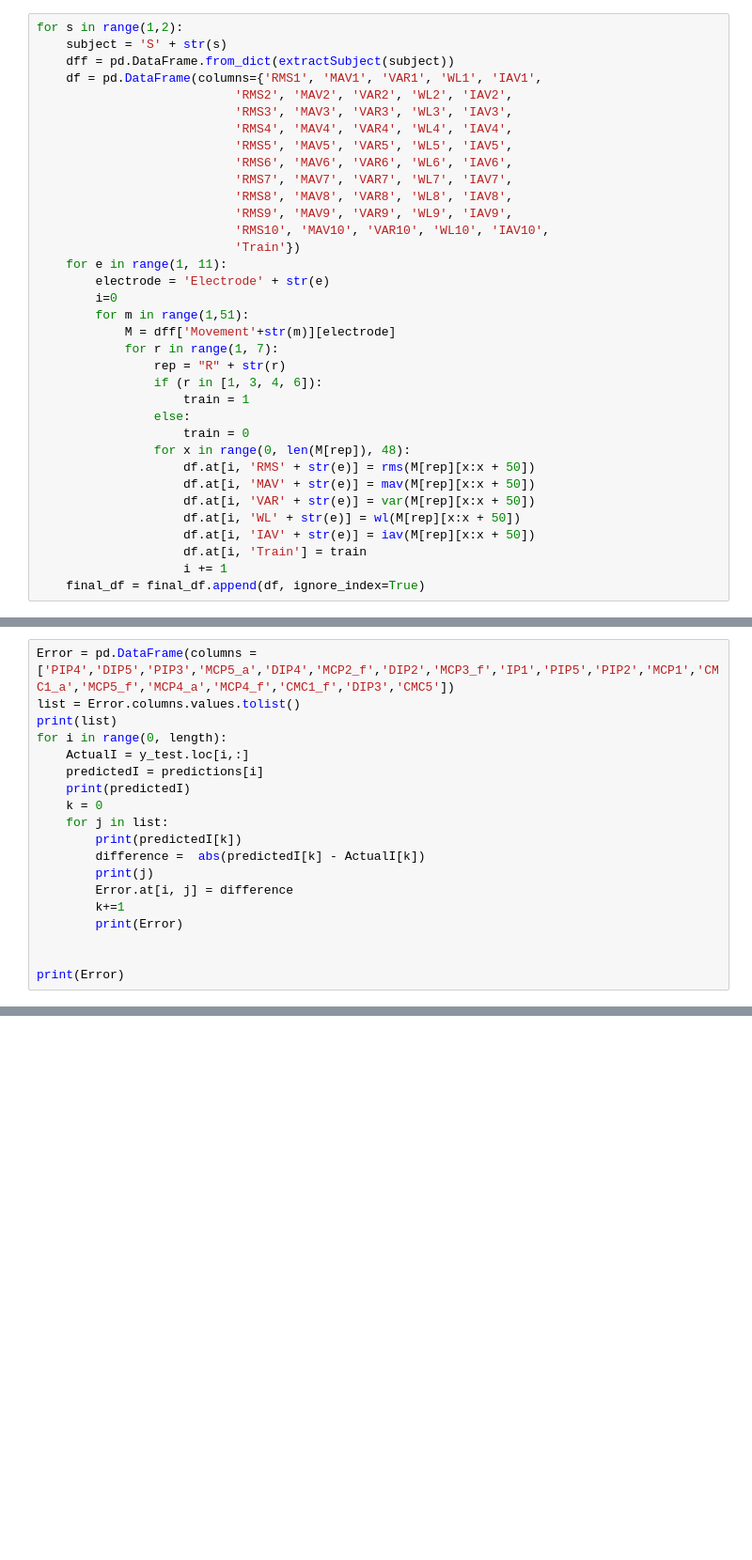
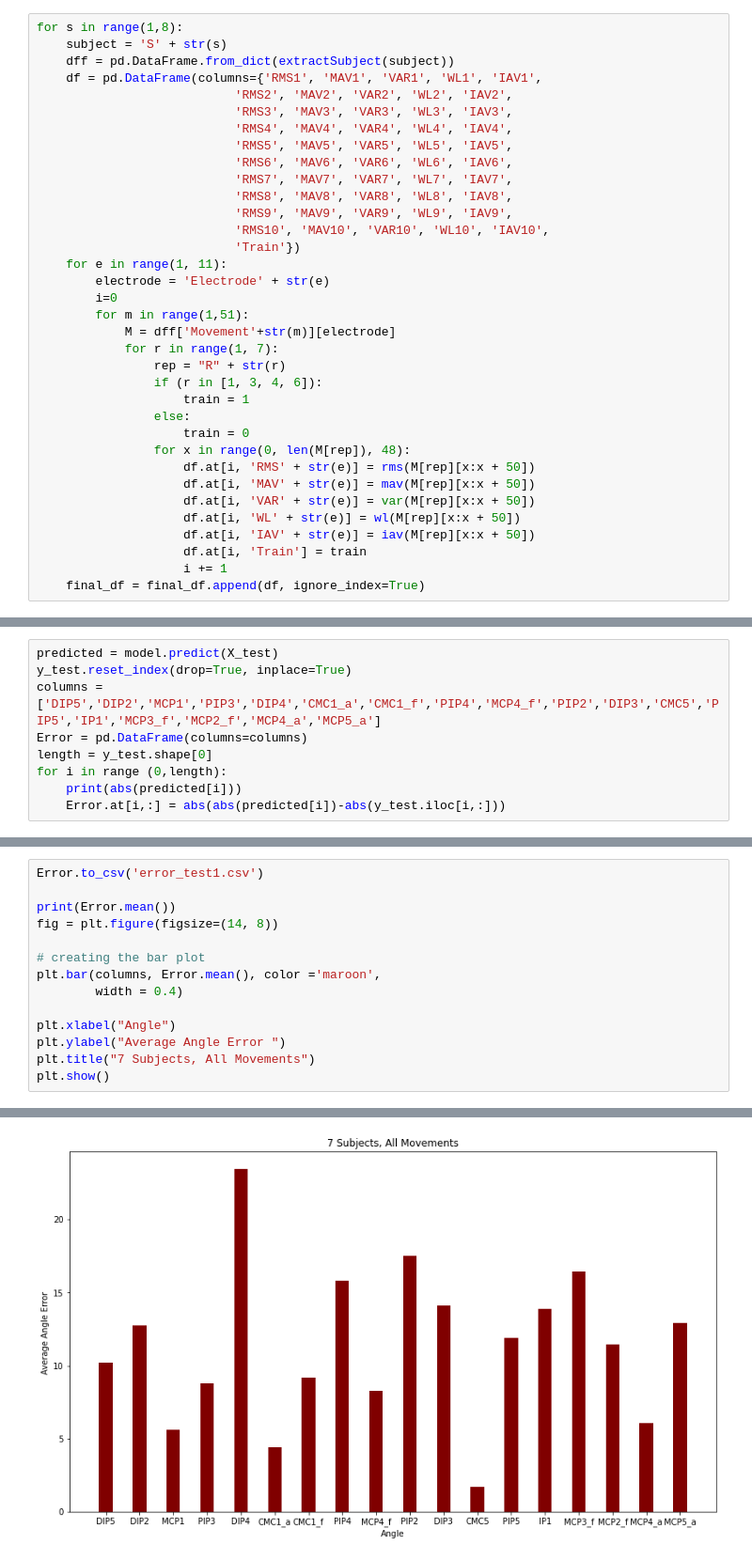
Before and after one commit to allaaamr/Bachelor_Identify-Moevements-EMG, a Jupyter notebook: kinematics.ipynb, the cells around one changed output, grey strips where cells are left out. Shown at 94% size. Saved outputs shown, nothing was run; the diff lists cells and outputs as text; blank space fills up the shorter version.

Commit message:
pcas and random forest on 52 movement

```diff
--- a/kinematics.ipynb
+++ b/kinematics.ipynb
@@ -194,5 +206,5 @@ Kinematics/S1/S1_E1_A1.mat
 # %%
-for s in range(1,2):
+for s in range(1,8):
     subject = 'S' + str(s)
     dff = pd.DataFrame.from_dict(extractSubject(subject))
     df = pd.DataFrame(columns={'RMS1', 'MAV1', 'VAR1', 'WL1', 'IAV1',
@@ -337,19 +350,0 @@ y_test.reset_index(drop=True, inplace=True)
-# %%
-Error = pd.DataFrame(columns =['PIP4','DIP5','PIP3','MCP5_a','DIP4','MCP2_f','DIP2','MCP3_f','IP1','PIP5','PIP2','MCP1','CMC1_a','MCP5_f','MCP4_a','MCP4_f','CMC1_f','DIP3','CMC5'])
-list = Error.columns.values.tolist()
-print(list)
-for i in range(0, length):
-    ActualI = y_test.loc[i,:]
-    predictedI = predictions[i]
-    print(predictedI)
-    k = 0
-    for j in list:
-        print(predictedI[k])
-        difference =  abs(predictedI[k] - ActualI[k])
-        print(j)
-        Error.at[i, j] = difference
-        k+=1
-        print(Error)
-
-
-print(Error)
@@ -381,0 +351,9 @@ NameError: name 'pd' is not defined
+# %%
+predicted = model.predict(X_test)
+y_test.reset_index(drop=True, inplace=True)
+columns = ['DIP5','DIP2','MCP1','PIP3','DIP4','CMC1_a','CMC1_f','PIP4','MCP4_f','PIP2','DIP3','CMC5','PIP5','IP1','MCP3_f','MCP2_f','MCP4_a','MCP5_a']
+Error = pd.DataFrame(columns=columns)
+length = y_test.shape[0]
+for i in range (0,length):
+    print(abs(predicted[i]))
+    Error.at[i,:] = abs(abs(predicted[i])-abs(y_test.iloc[i,:]))
@@ -381,0 +378,15 @@ NameError: name 'pd' is not defined
+# %%
+Error.to_csv('error_test1.csv')
+
+print(Error.mean())
+fig = plt.figure(figsize=(14, 8))
+
+# creating the bar plot
+plt.bar(columns, Error.mean(), color ='maroon',
+        width = 0.4)
+
+plt.xlabel("Angle")
+plt.ylabel("Average Angle Error ")
+plt.title("7 Subjects, All Movements")
+plt.show()
+# %% [output]
@@ -381,0 +412 @@ NameError: name 'pd' is not defined
+[figure, added]
```
Also changed, not shown: parts of 11 cells of this notebook, 2 other files.
